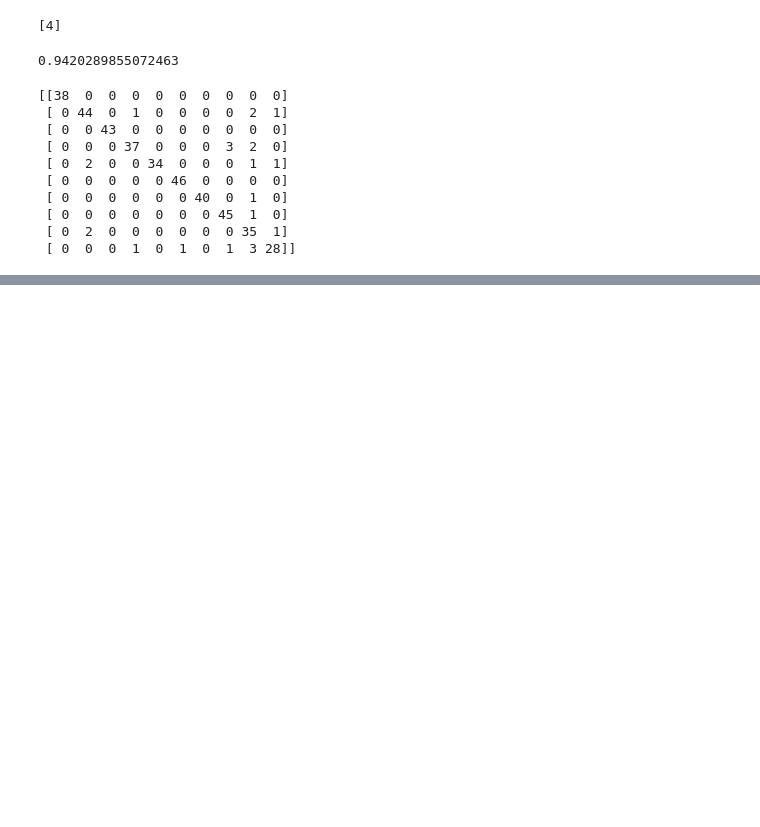
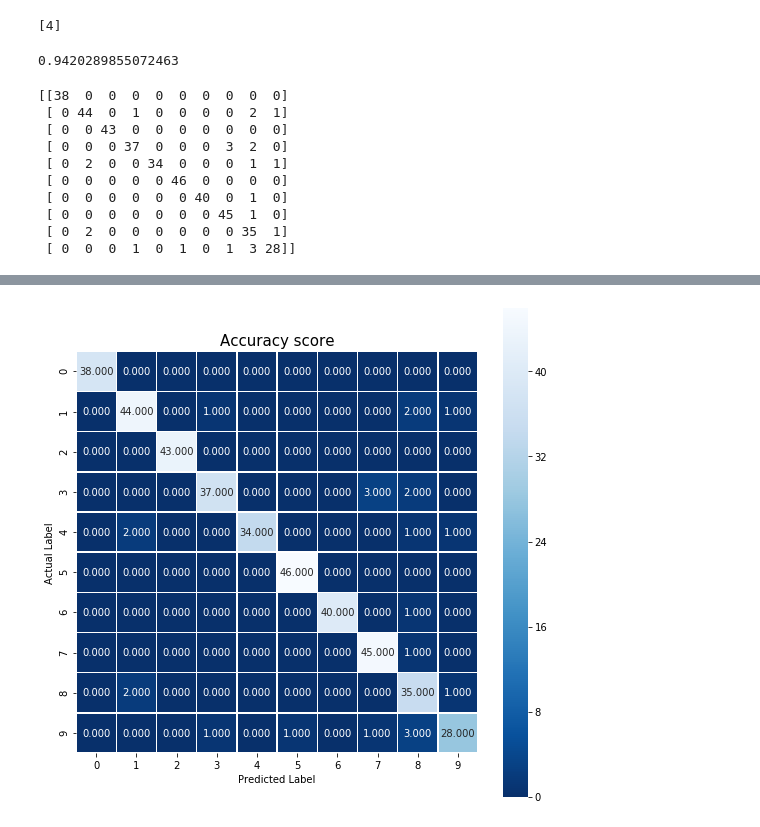
Before and after one commit to nassersaazi/ml_models, a Jupyter notebook: ml_simplilearn.ipynb, the cells around one changed output, grey strips where cells are left out. Drawn from its saved outputs; the diff is of its cells as text; code cells hidden in the pictures; blank space fills up the shorter version.

```diff
--- a/ml_simplilearn.ipynb
+++ b/ml_simplilearn.ipynb
@@ -206,7 +206,7 @@ print(cm)
  [ 0  0  0  1  0  1  0  1  3 28]]
 # %%
 plt.figure(figsize = (9,9))
-sns.heatmap(cm, annot=True,fmt = ".3f",linewidths=.5 square= True, cmap = 'Blues_r');
+sns.heatmap(cm, annot=True,fmt = ".3f",linewidths=.5, square= True, cmap = 'Blues_r');
 plt.ylabel('Actual Label')
 plt.xlabel('Predicted Label')
 all_sample_title = 'Accuracy score'.format(score)
@@ -215,0 +215 @@ SyntaxError: invalid syntax (<ipython-input-48-6b0e03e5d7c4>, line 2)
+[figure, added]
```
Also changed, not shown: parts of 2 cells of this notebook.
